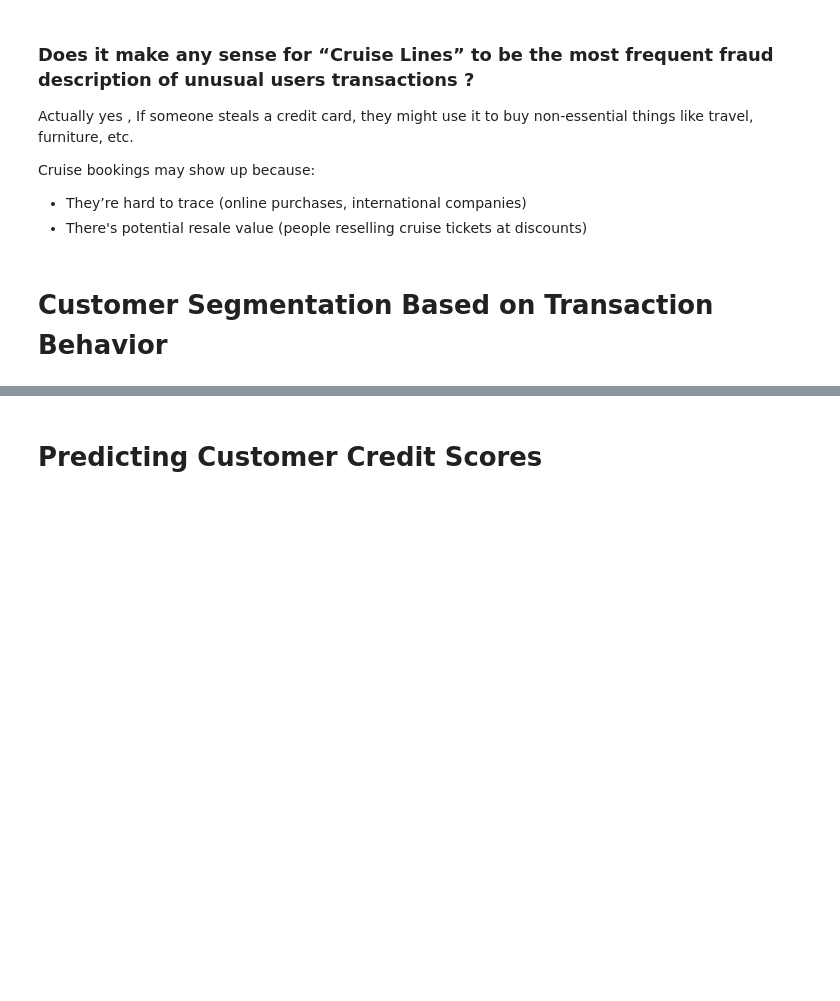
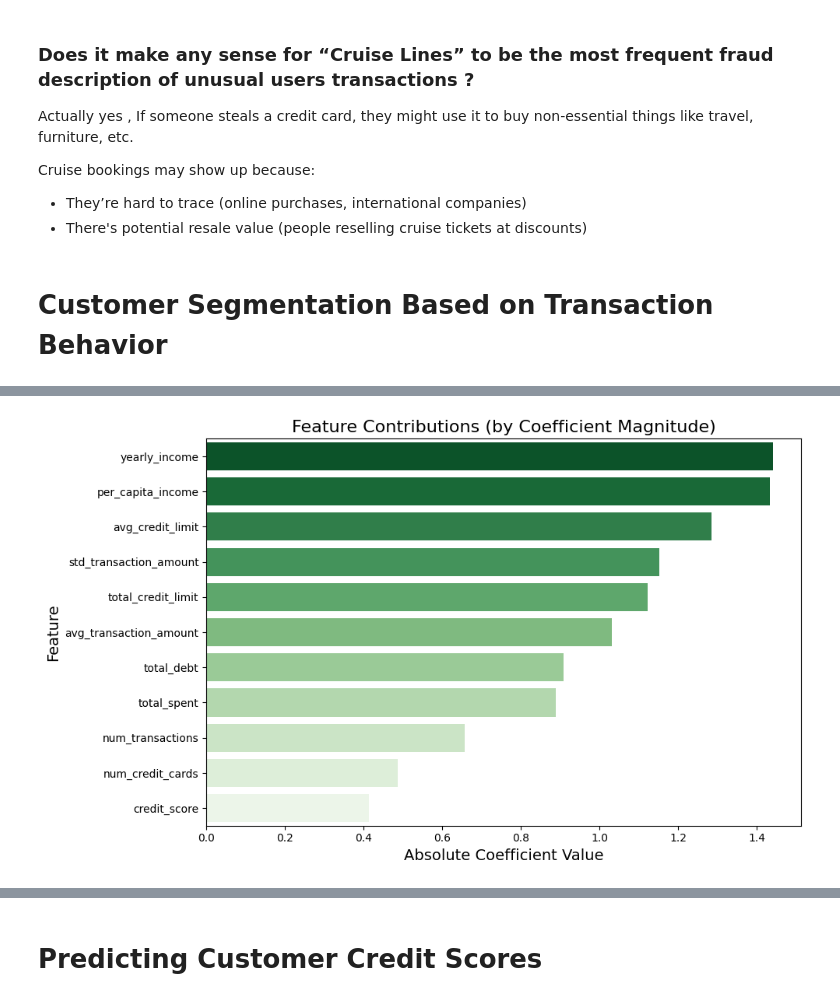
Before and after one commit to Sara-Gamal12/Transaction-Classification-and-Analysis, a Jupyter notebook: Users EDA.ipynb, the cells around one changed output, grey strips where cells are left out. Drawn from its saved outputs; the diff is of its cells as text; code cells hidden in the pictures; blank space fills up the shorter version.

```diff
--- a/Users EDA.ipynb
+++ b/Users EDA.ipynb
@@ -564,3 +660,20 @@ print(top_features)
+# %%
+# Create DataFrame for easy plotting
+top_features_df = pd.DataFrame({
+    'Feature': feature_importance.index,
+    'AbsCoeff':feature_importance.values  # Coefficients or importance
+})
+
+# Now create the plot
+plt.figure(figsize=(10, 6))
+sns.barplot(x='AbsCoeff', y='Feature', data=top_features_df, palette='Greens_r')
+plt.title('Feature Contributions (by Coefficient Magnitude)', fontsize=16)
+plt.xlabel('Absolute Coefficient Value', fontsize=14)
+plt.ylabel('Feature', fontsize=14)
+plt.tight_layout()
+plt.show()
+# %% [output]
+[figure, added]
 # %%
 plot_df = clustered_df.select(*features_df.columns, "cluster").toPandas()
 # Create a 1x2 grid of subplots (1 row, 2 columns)
```
Also changed, not shown: parts of 31 cells of this notebook.
